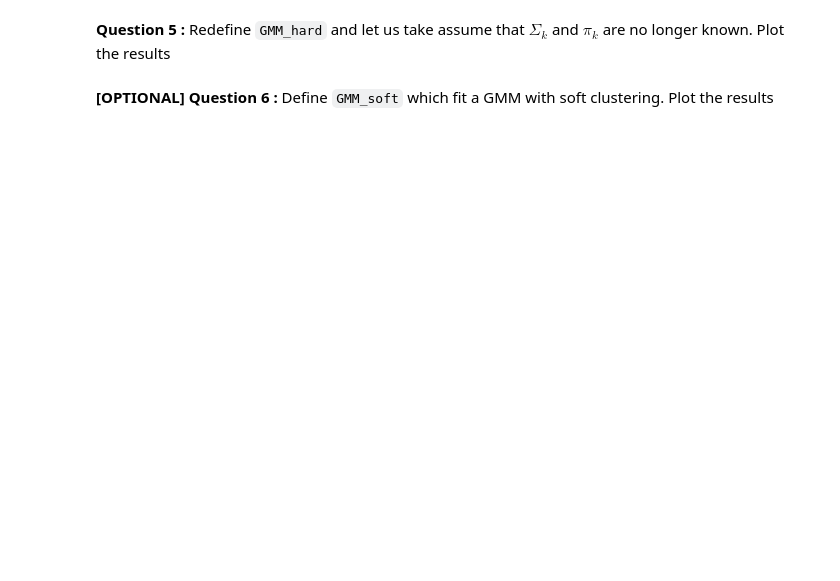
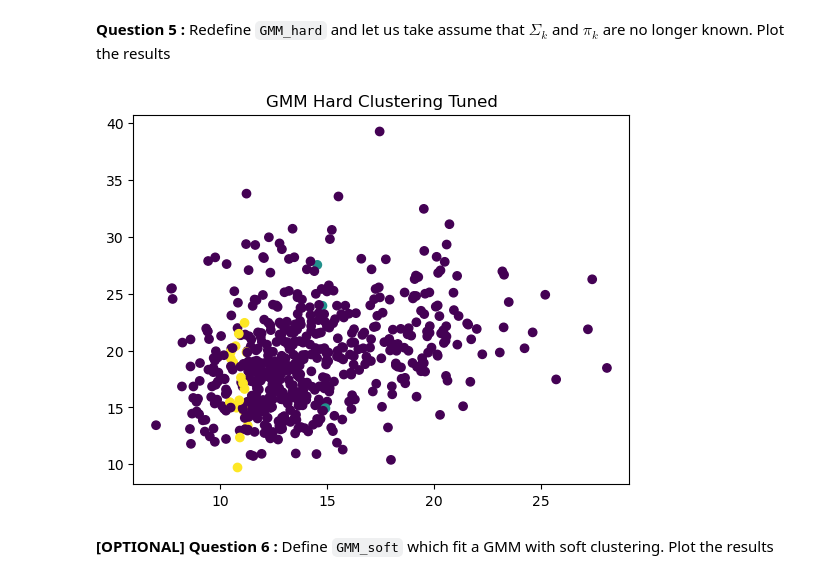
Before and after one commit to callmeeric5/Epita_AIS, a Jupyter notebook: Machine_Learning2/session2/latent_variable_models_Eric.ipynb, the cells around one changed output. Saved outputs shown, nothing was run; the diff lists cells and outputs as text; code cells hidden in the pictures; blank space fills up the shorter version.

```diff
--- a/Machine_Learning2/session2/latent_variable_models_Eric.ipynb
+++ b/Machine_Learning2/session2/latent_variable_models_Eric.ipynb
@@ -127,4 +127,56 @@ plt.show()
 # %% [markdown]
 **Question 5 :** Redefine `GMM_hard` and let us take assume that $\Sigma_k$ and $\pi_k$ are no longer known. Plot the results
+# %%
+from scipy.stats import multivariate_normal
+
+
+def GMM_hard(X, K, tol=1e-5, reg_covar=1e-6):
+    m, n = X.shape
+    means = X[np.random.choice(m, K, replace=False)]
+    covariances = np.array([np.eye(n) for _ in range(K)])
+    pi = np.ones(K) / K
+    converged = False
+
+    while not converged:
+        # E-step
+        rv = np.array(
+            [
+                pi[k]
+                * multivariate_normal(
+                    mean=means[k], cov=covariances[k], allow_singular=True
+                ).pdf(X)
+                for k in range(K)
+            ]
+        )
+        clusters = np.argmax(rv.T, axis=1)
+
+        # M-step
+        new_means = np.array([X[clusters == k].mean(axis=0) for k in range(K)])
+        new_covariances = np.array(
+            [
+                (X[clusters == k] - new_means[k]).T.dot(X[clusters == k] - new_means[k])
+                / (X[clusters == k].shape[0])
+                + reg_covar * np.eye(n)
+                for k in range(K)
+            ]
+        )
+        new_pi = np.array([np.sum(clusters == k) / m for k in range(K)])
+
+        if np.max(np.linalg.norm(new_means - means, axis=1)) < tol:
+            converged = True
+        else:
+            means = new_means
+            covariances = new_covariances
+            pi = new_pi
+
+    return clusters, means, covariances, pi
+
+
+clusters_hard, means_hard, covariances_hard, pi_hard = GMM_hard(X, 3)
+plt.scatter(X[:, 0], X[:, 1], c=clusters_hard)
+plt.title("GMM Hard Clustering Tuned")
+plt.show()
+# %% [output]
+[figure, added]
 # %% [markdown]
 **[OPTIONAL] Question 6 :** Define `GMM_soft` which fit a GMM with soft clustering. Plot the results
```
Also changed, not shown: parts of 6 cells of this notebook.
